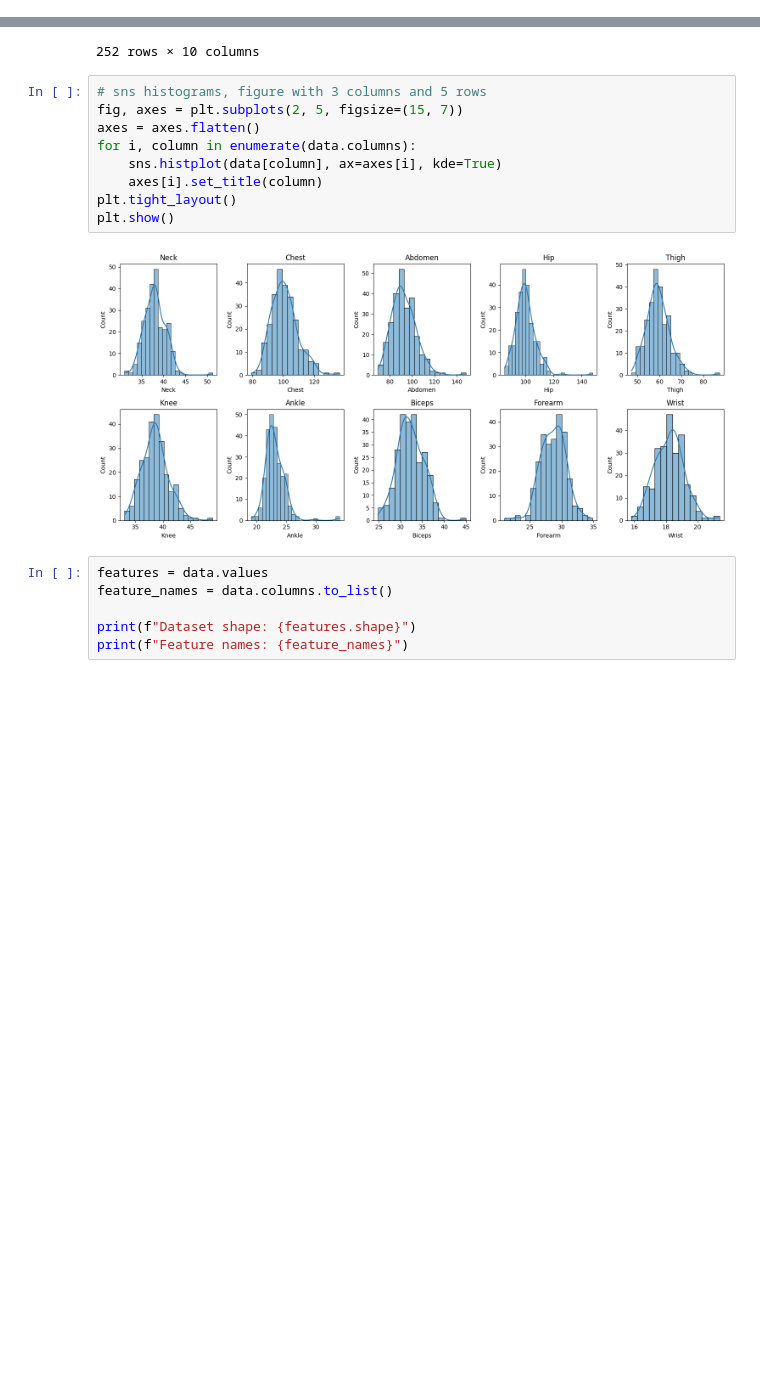
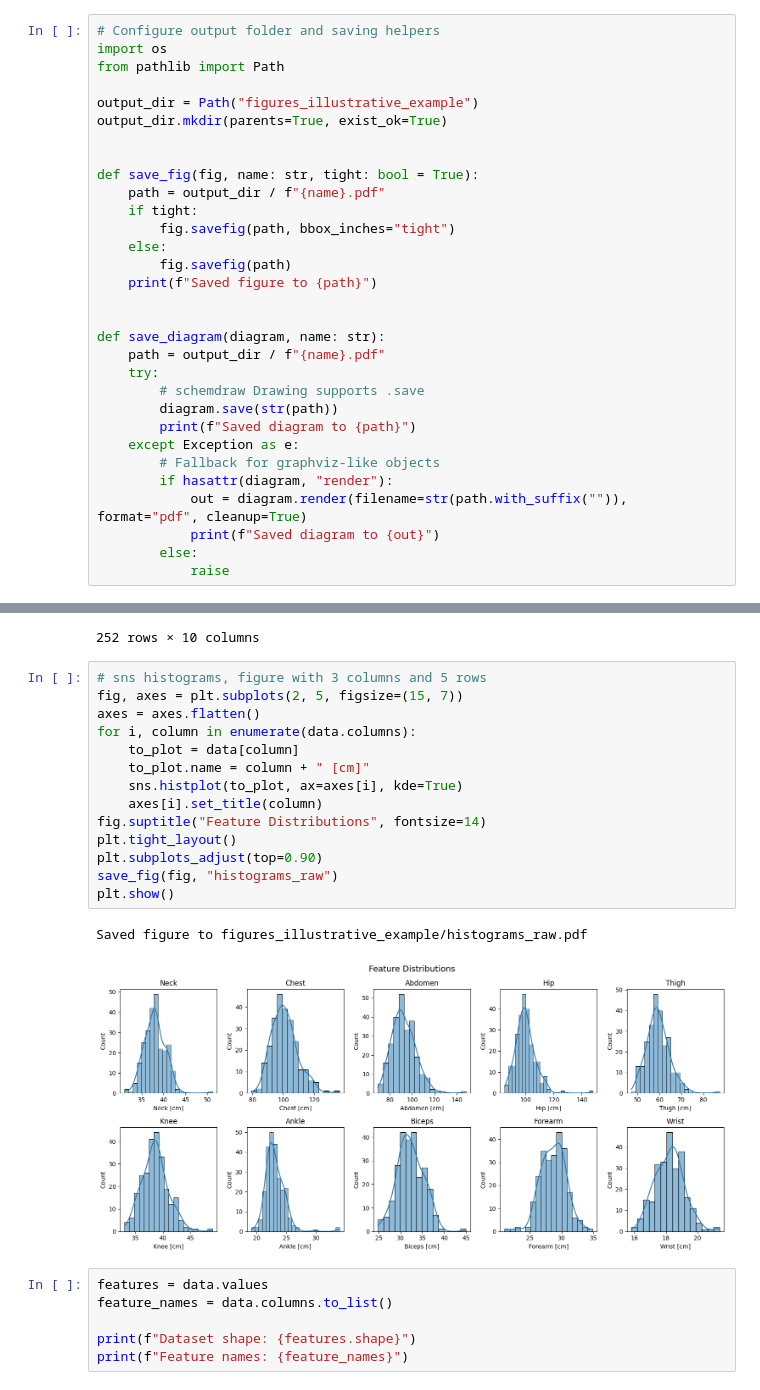
Before and after one commit to victorsouza89/iemm, a Jupyter notebook: experiments/illustrative_medical_example.ipynb, the cells around one changed output, grey strips where cells are left out. Saved outputs shown, nothing was run; the diff lists cells and outputs as text; blank space fills up the shorter version.

```diff
--- a/experiments/illustrative_medical_example.ipynb
+++ b/experiments/illustrative_medical_example.ipynb
@@ -11,6 +11,37 @@ from evclust.ecm import ecm
 from iemm import IEMM, Loss
 
 import seaborn as sns
+# %%
+# Configure output folder and saving helpers
+import os
+from pathlib import Path
+
+output_dir = Path("figures_illustrative_example")
+output_dir.mkdir(parents=True, exist_ok=True)
+
+
+def save_fig(fig, name: str, tight: bool = True):
+    path = output_dir / f"{name}.pdf"
+    if tight:
+        fig.savefig(path, bbox_inches="tight")
+    else:
+        fig.savefig(path)
+    print(f"Saved figure to {path}")
+
+
+def save_diagram(diagram, name: str):
+    path = output_dir / f"{name}.pdf"
+    try:
+        # schemdraw Drawing supports .save
+        diagram.save(str(path))
+        print(f"Saved diagram to {path}")
+    except Exception as e:
+        # Fallback for graphviz-like objects
+        if hasattr(diagram, "render"):
+            out = diagram.render(filename=str(path.with_suffix("")), format="pdf", cleanup=True)
+            print(f"Saved diagram to {out}")
+        else:
+            raise
 # %%
 # Suppress deprecated pandas option FutureWarning and sanitize data
 import warnings
@@ -61,14 +92,20 @@ data
 # %%
 # sns histograms, figure with 3 columns and 5 rows
 fig, axes = plt.subplots(2, 5, figsize=(15, 7))
 axes = axes.flatten()
 for i, column in enumerate(data.columns):
-    sns.histplot(data[column], ax=axes[i], kde=True)
+    to_plot = data[column]
+    to_plot.name = column + " [cm]"
+    sns.histplot(to_plot, ax=axes[i], kde=True)
     axes[i].set_title(column)
+fig.suptitle("Feature Distributions", fontsize=14)
 plt.tight_layout()
+plt.subplots_adjust(top=0.90)
+save_fig(fig, "histograms_raw")
 plt.show()
 # %% [output]
+Saved figure to figures_illustrative_example/histograms_raw.pdf
-[figure, old version]
+[figure, new version]
 # %%
 features = data.values
 feature_names = data.columns.to_list()
```
Also changed, not shown: parts of 5 cells of this notebook, 8 other files.
